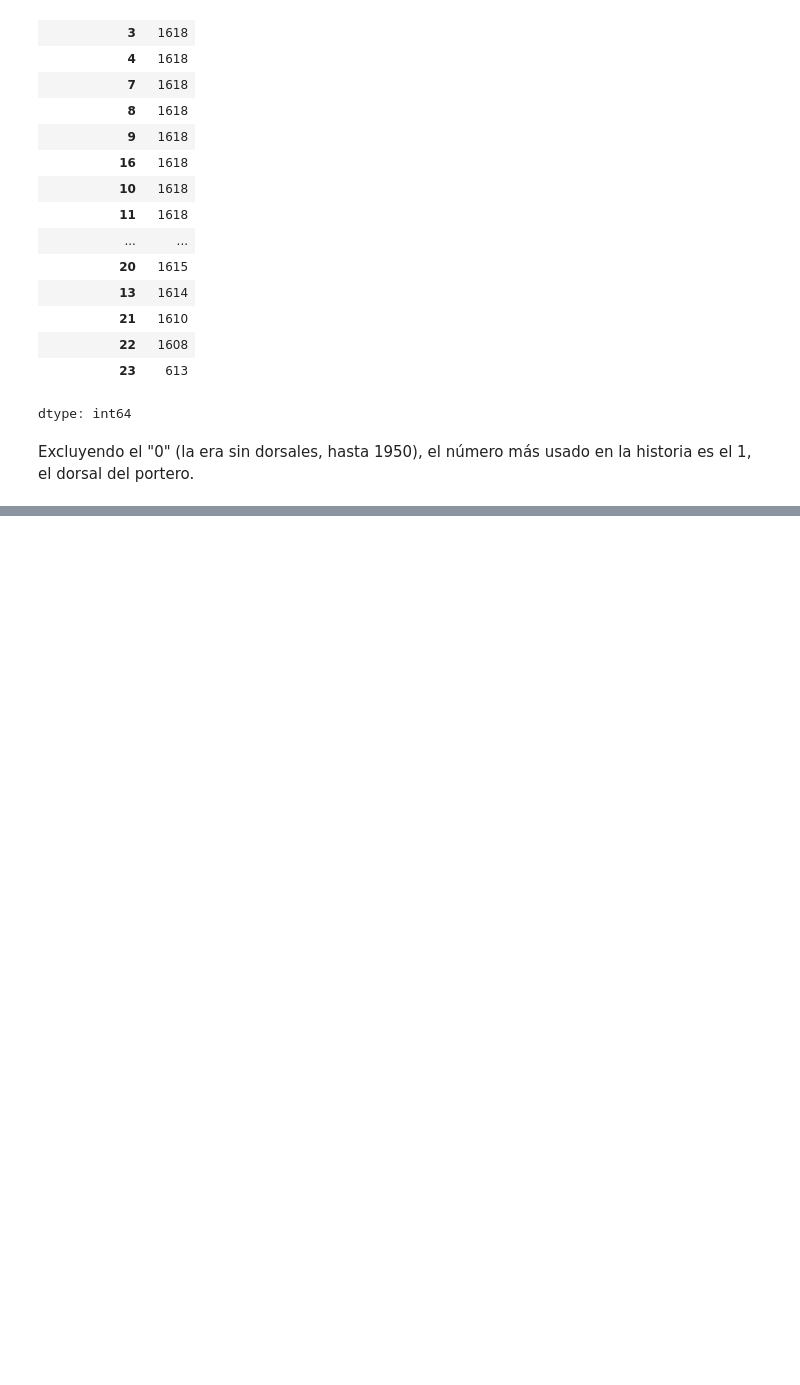
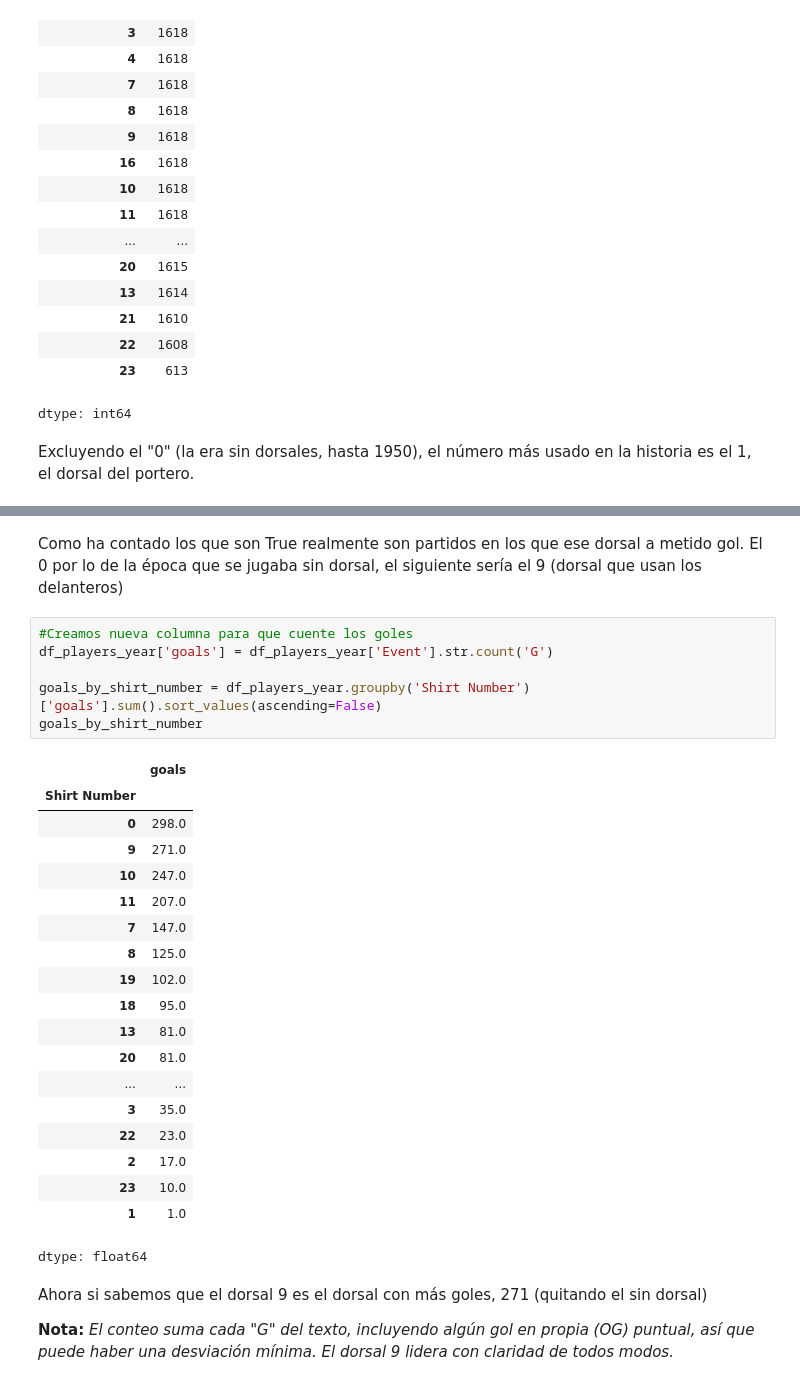
Before and after one commit to claudiocdc/fifa-world-cup-analysis, a Jupyter notebook: 01_Limpieza_Fifa_WorldCup.ipynb, the cells around one changed output, grey strips where cells are left out. Cells and saved outputs as stored; diff of their text form; blank space fills up the shorter version.

Commit message:
Goles por dorsal

```diff
--- a/01_Limpieza_Fifa_WorldCup.ipynb
+++ b/01_Limpieza_Fifa_WorldCup.ipynb
@@ -431,0 +480,32 @@ Excluyendo el "0" (la era sin dorsales, hasta 1950), el número más usado en la
+# %% [markdown]
+Como ha contado los que son True realmente son partidos en los que ese dorsal a metido gol. El 0 por lo de la época que se jugaba sin dorsal, el siguiente sería el 9 (dorsal que usan los delanteros)
+# %%
+#Creamos nueva columna para que cuente los goles
+df_players_year['goals'] = df_players_year['Event'].str.count('G')
+
+goals_by_shirt_number = df_players_year.groupby('Shirt Number')['goals'].sum().sort_values(ascending=False)
+goals_by_shirt_number
+# %% [output]
+|  | goals |
+| Shirt Number |  |
+| 0 | 298.0 |
+| 9 | 271.0 |
+| 10 | 247.0 |
+| 11 | 207.0 |
+| 7 | 147.0 |
+| 8 | 125.0 |
+| 19 | 102.0 |
+| 18 | 95.0 |
+| 13 | 81.0 |
+| 20 | 81.0 |
+| ... | ... |
+| 3 | 35.0 |
+| 22 | 23.0 |
+| 2 | 17.0 |
+| 23 | 10.0 |
+| 1 | 1.0 |
+dtype: float64
+# %% [markdown]
+Ahora si sabemos que el dorsal 9 es el dorsal con más goles, 271 (quitando el sin dorsal)
+
+**Nota:** *El conteo suma cada "G" del texto, incluyendo algún gol en propia (OG) puntual, así que puede haber una desviación mínima. El dorsal 9 lidera con claridad de todos modos.*
```
Also changed, not shown: parts of 3 cells of this notebook.
